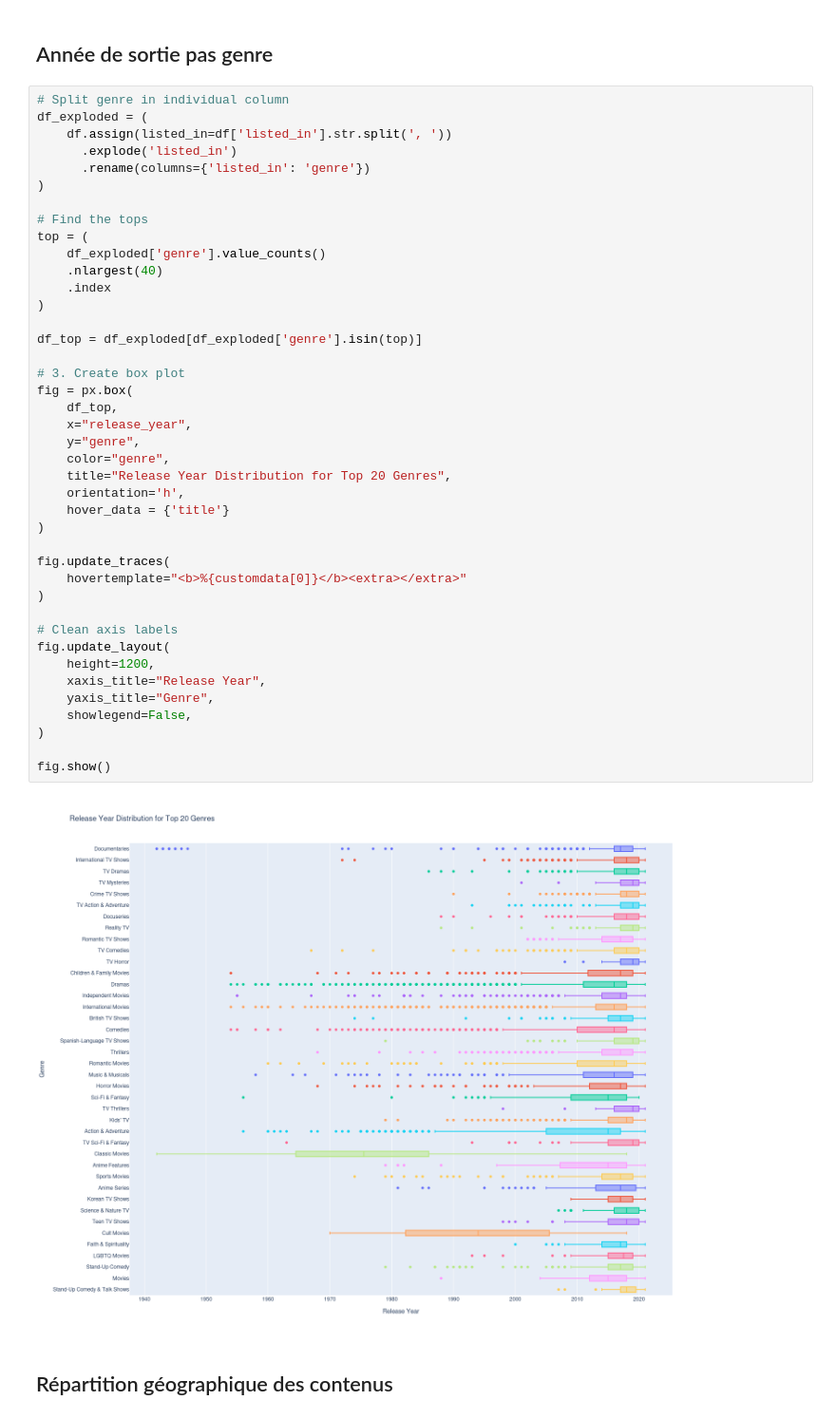
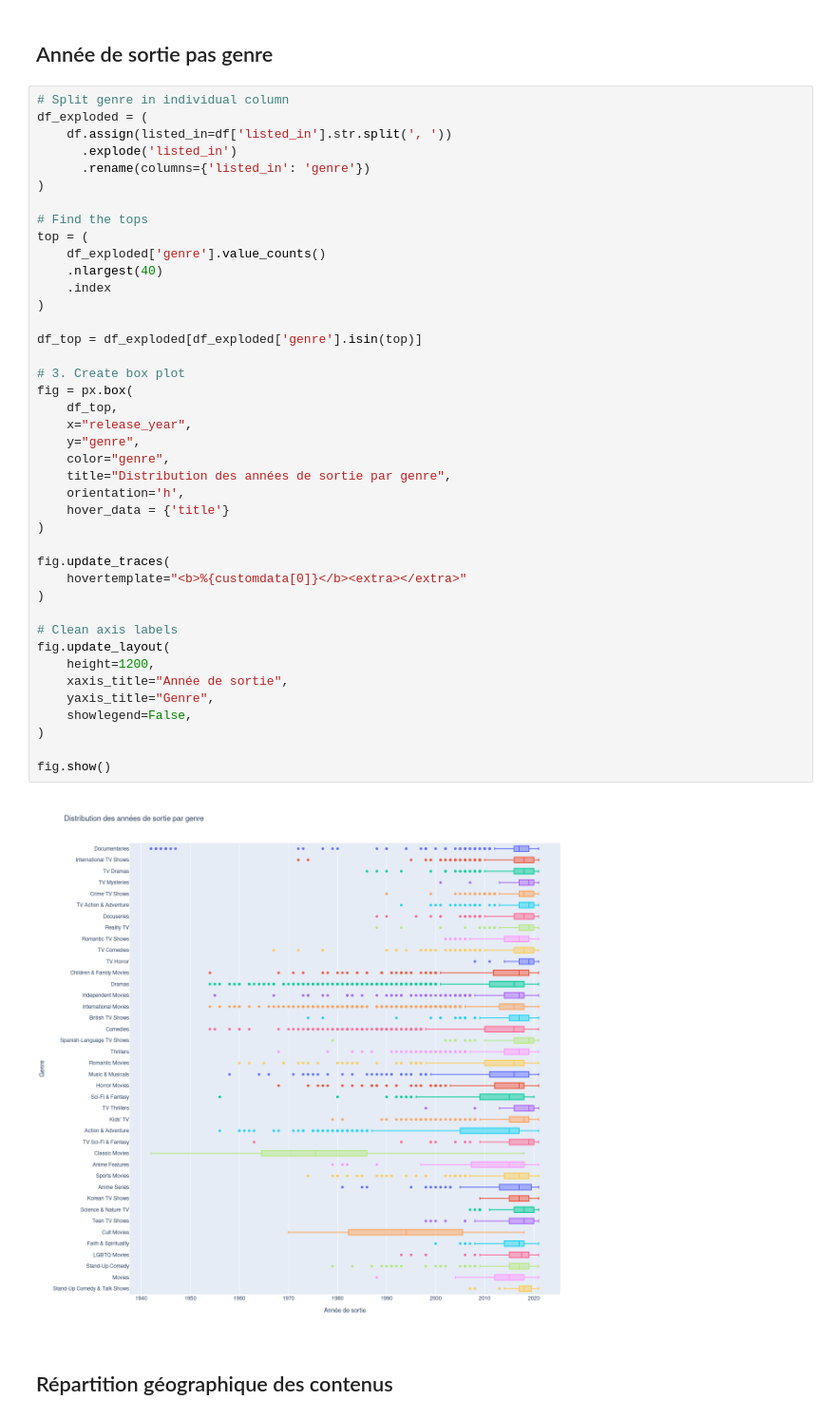
Before and after one commit to Ludovic-Potvin/8PRO408-Mini-Projet, a Jupyter notebook: analyse.ipynb, the cells around one changed output. Shown at 95% size. Cells and saved outputs as stored; diff of their text form.

```diff
--- a/analyse.ipynb
+++ b/analyse.ipynb
@@ -212,36 +212,36 @@ top = (
     df_exploded['genre'].value_counts()
     .nlargest(40)
     .index
 )
 
 df_top = df_exploded[df_exploded['genre'].isin(top)]
 
 # 3. Create box plot
 fig = px.box(
     df_top,
     x="release_year",
     y="genre",
     color="genre",
-    title="Release Year Distribution for Top 20 Genres",
+    title="Distribution des années de sortie par genre",
     orientation='h',
     hover_data = {'title'}
 )
 
 fig.update_traces(
     hovertemplate="<b>%{customdata[0]}</b><extra></extra>"
 )
 
 # Clean axis labels
 fig.update_layout(
     height=1200,
-    xaxis_title="Release Year",
+    xaxis_title="Année de sortie",
     yaxis_title="Genre",
     showlegend=False,
 )
 
 fig.show()
 # %% [output]
-[figure, old version]
+[figure, new version]
 # %% [markdown]
 ## Répartition géographique des contenus
 # %%
```
Also changed, not shown: parts of 2 cells of this notebook, 2 other files.
